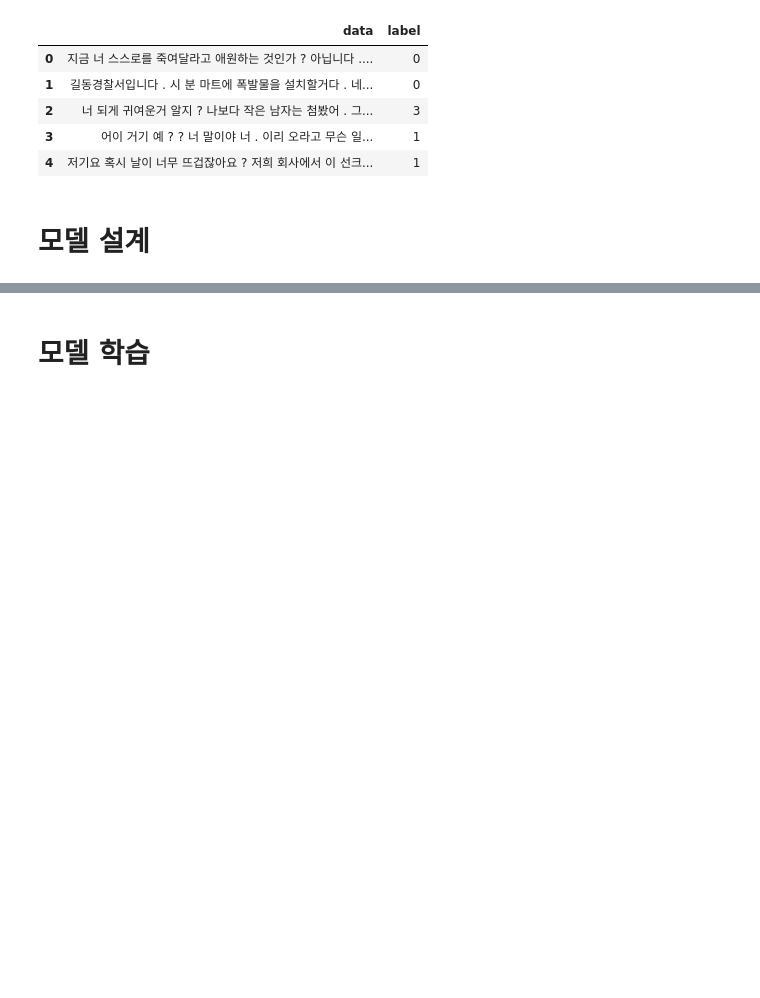
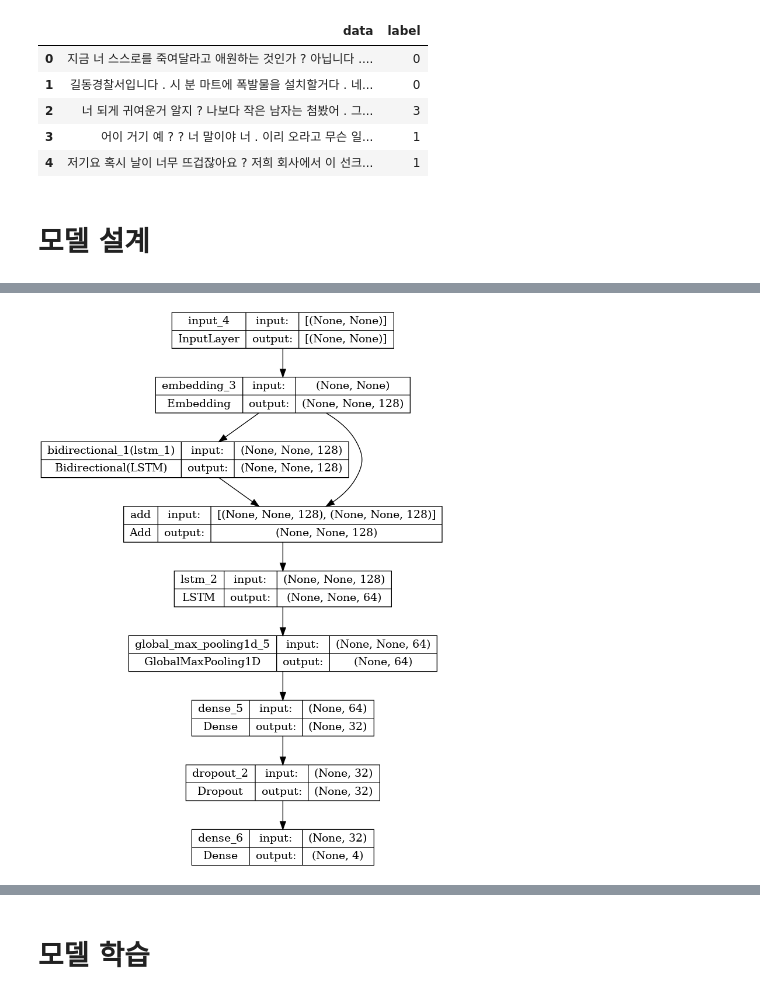
Before and after one commit to aiffel-online4-nlp-kimNlim/DLthon, a Jupyter notebook: notebooks/kyeonghun/base_model.ipynb, the cells around one changed output, grey strips where cells are left out. Saved outputs shown, nothing was run; the diff lists cells and outputs as text; code cells hidden in the pictures; blank space fills up the shorter version.

```diff
--- a/notebooks/kyeonghun/base_model.ipynb
+++ b/notebooks/kyeonghun/base_model.ipynb
@@ -146,6 +156,11 @@ def BiLSTM_LSTM(vocab_size, word_vector_dim):
     model = Model(inputs=inputs, outputs=out)
 
     return model
+# %%
+bilstm_lstm = BiLSTM_LSTM(vocab_size, word_vector_dim)
+tf.keras.utils.plot_model(bilstm_lstm, show_shapes=True)
+# %% [output]
+[figure, added]
 # %%
 def CNN_BiLSTM_LSTM(vocab_size, word_vector_dim):
 
```
Also changed, not shown: parts of 4 cells of this notebook, 6 other files.
